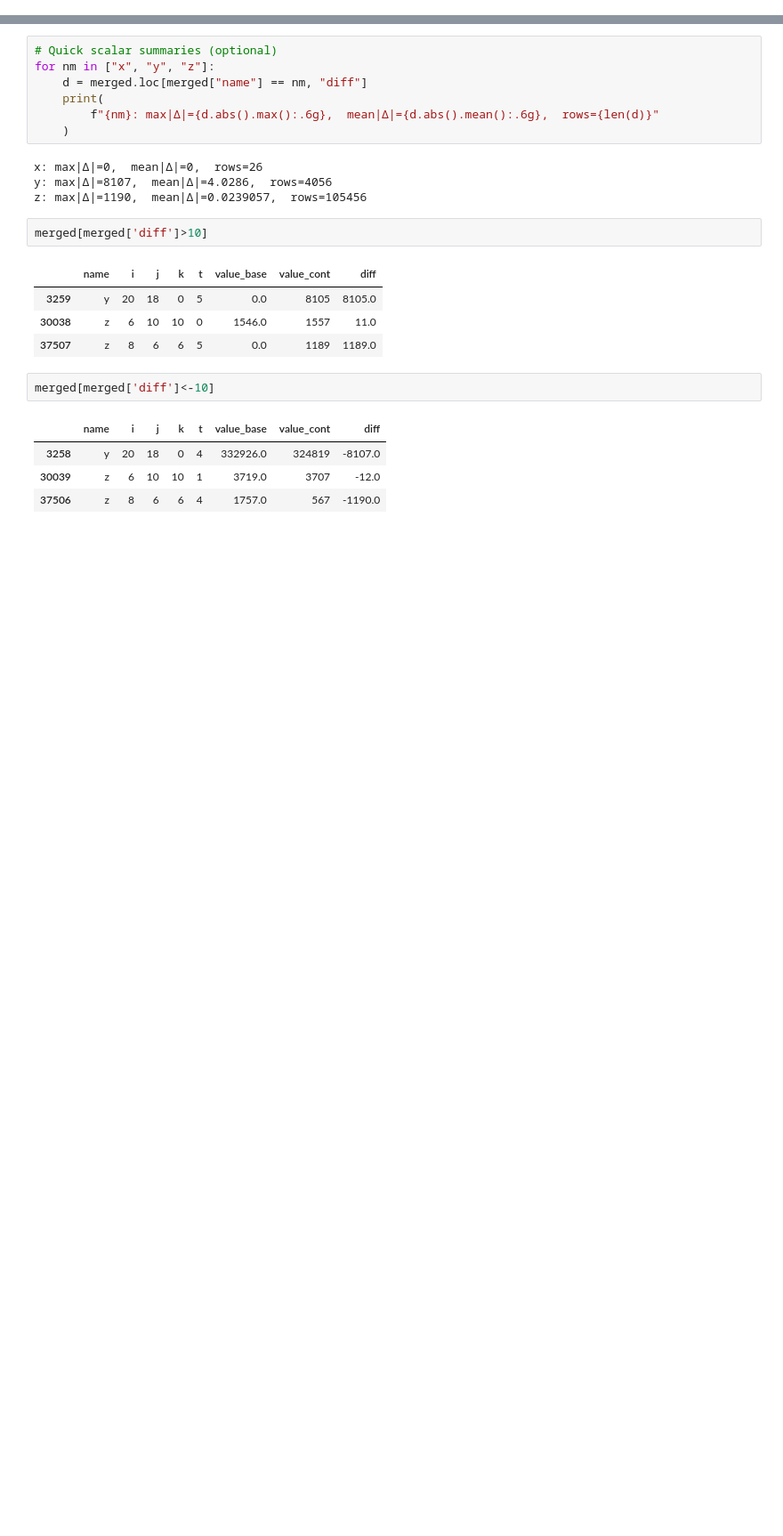
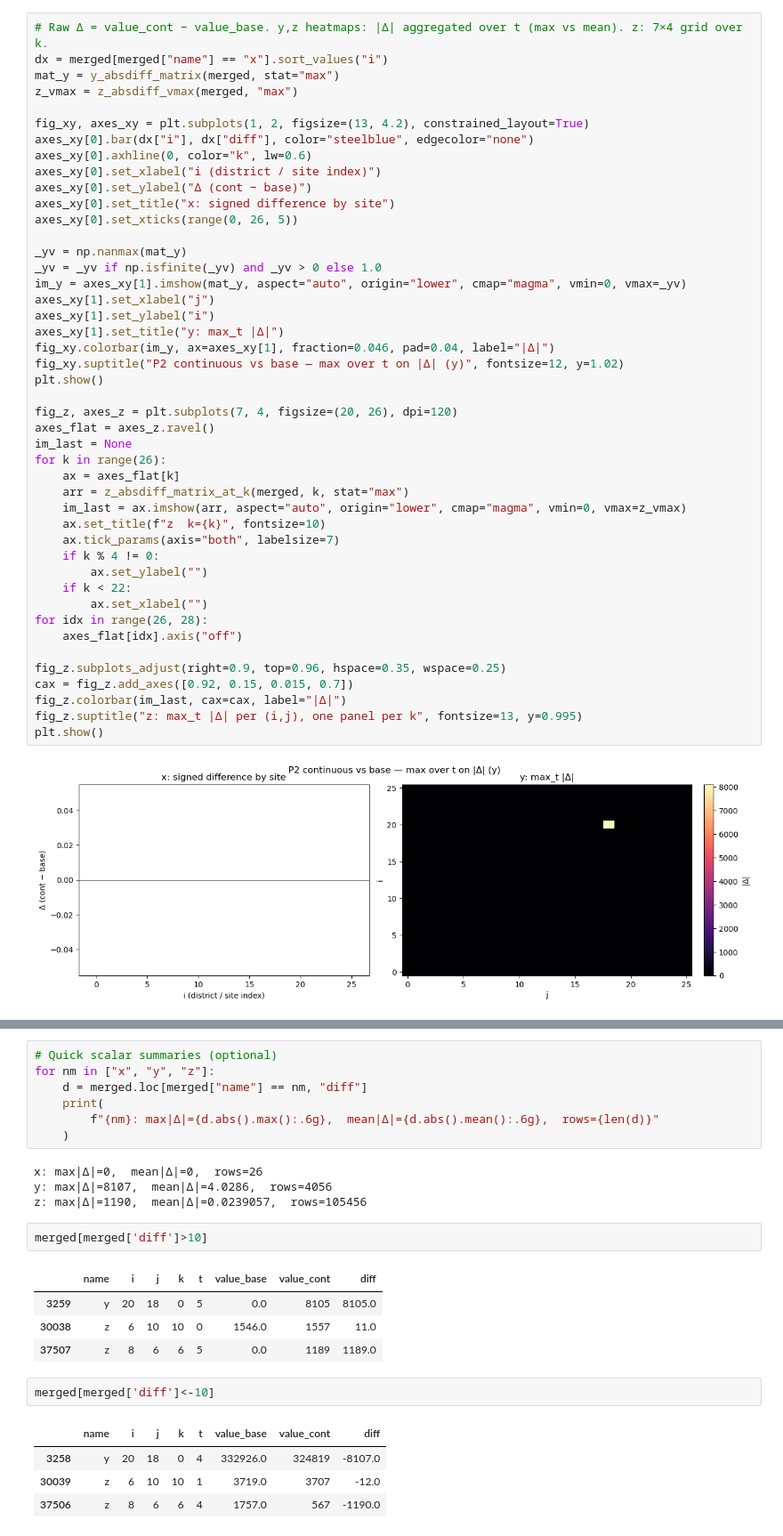
Before and after one commit to suyanpengzhang/Vaccination-Allocation, a Jupyter notebook: light_version/compare_P2_solutions.ipynb, the cells around one changed output, grey strips where cells are left out. Shown at 89% size. Saved outputs shown, nothing was run; the diff lists cells and outputs as text; blank space fills up the shorter version.

```diff
--- a/light_version/compare_P2_solutions.ipynb
+++ b/light_version/compare_P2_solutions.ipynb
@@ -92,0 +109,47 @@ plt.show()
+# %%
+# Raw Δ = value_cont − value_base. y,z heatmaps: |Δ| aggregated over t (max vs mean). z: 7×4 grid over k.
+dx = merged[merged["name"] == "x"].sort_values("i")
+mat_y = y_absdiff_matrix(merged, stat="max")
+z_vmax = z_absdiff_vmax(merged, "max")
+
+fig_xy, axes_xy = plt.subplots(1, 2, figsize=(13, 4.2), constrained_layout=True)
+axes_xy[0].bar(dx["i"], dx["diff"], color="steelblue", edgecolor="none")
+axes_xy[0].axhline(0, color="k", lw=0.6)
+axes_xy[0].set_xlabel("i (district / site index)")
+axes_xy[0].set_ylabel("Δ (cont − base)")
+axes_xy[0].set_title("x: signed difference by site")
+axes_xy[0].set_xticks(range(0, 26, 5))
+
+_yv = np.nanmax(mat_y)
+_yv = _yv if np.isfinite(_yv) and _yv > 0 else 1.0
+im_y = axes_xy[1].imshow(mat_y, aspect="auto", origin="lower", cmap="magma", vmin=0, vmax=_yv)
+axes_xy[1].set_xlabel("j")
+axes_xy[1].set_ylabel("i")
+axes_xy[1].set_title("y: max_t |Δ|")
+fig_xy.colorbar(im_y, ax=axes_xy[1], fraction=0.046, pad=0.04, label="|Δ|")
+fig_xy.suptitle("P2 continuous vs base — max over t on |Δ| (y)", fontsize=12, y=1.02)
+plt.show()
+
+fig_z, axes_z = plt.subplots(7, 4, figsize=(20, 26), dpi=120)
+axes_flat = axes_z.ravel()
+im_last = None
+for k in range(26):
+    ax = axes_flat[k]
+    arr = z_absdiff_matrix_at_k(merged, k, stat="max")
+    im_last = ax.imshow(arr, aspect="auto", origin="lower", cmap="magma", vmin=0, vmax=z_vmax)
+    ax.set_title(f"z  k={k}", fontsize=10)
+    ax.tick_params(axis="both", labelsize=7)
+    if k % 4 != 0:
+        ax.set_ylabel("")
+    if k < 22:
+        ax.set_xlabel("")
+for idx in range(26, 28):
+    axes_flat[idx].axis("off")
+
+fig_z.subplots_adjust(right=0.9, top=0.96, hspace=0.35, wspace=0.25)
+cax = fig_z.add_axes([0.92, 0.15, 0.015, 0.7])
+fig_z.colorbar(im_last, cax=cax, label="|Δ|")
+fig_z.suptitle("z: max_t |Δ| per (i,j), one panel per k", fontsize=13, y=0.995)
+plt.show()
+# %% [output]
+[figure, added]
```
Also changed, not shown: parts of 7 cells of this notebook, 1 other file.
